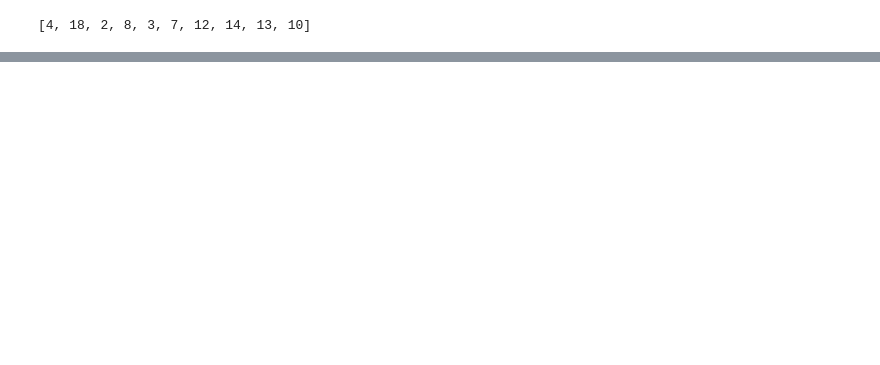
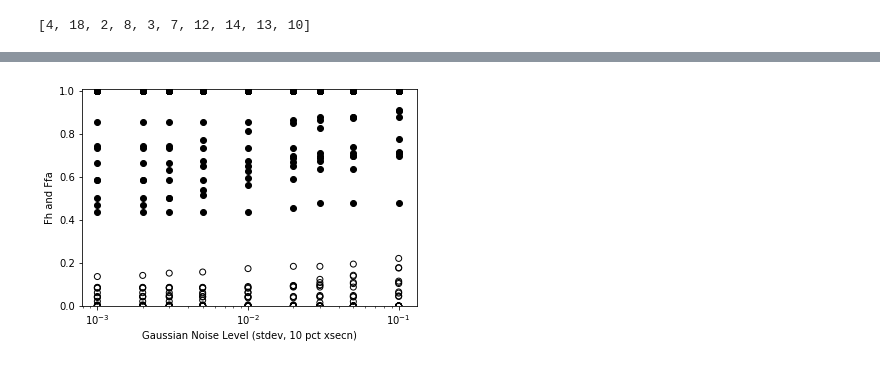
Before and after one commit to BazingaOo/CAP6615, a Jupyter notebook: HW1/CAP6615_Programming_Assignment#1Ap3.ipynb, the cells around one changed output, grey strips where cells are left out. Drawn from its saved outputs; the diff is of its cells as text; code cells hidden in the pictures; blank space fills up the shorter version.

```diff
--- a/HW1/CAP6615_Programming_Assignment#1Ap3.ipynb
+++ b/HW1/CAP6615_Programming_Assignment#1Ap3.ipynb
@@ -424,0 +418,13 @@ def NormalizeData(data):
+# %%
+def NormalizeData(data):
+    return (data - np.min(data)) / (np.max(data) - np.min(data))
+def NoiseData(dataset, sigma):
+    dataset_noise = np.ndarray(shape=dataset.shape, dtype=np.float32)
+    random.seed(1)
+    for i in range(len(dataset)):
+        s = np.random.normal(0, sigma, 25)
+        index = random.sample(list(range(256)), 25)
+        dataset_noise[i] = dataset[i]
+        dataset_noise[i, 0, index] = dataset_noise[i, 0, index] + s
+        dataset_noise[i,0] = NormalizeData(dataset_noise[i,0 ])
+    return dataset_noise
@@ -465,0 +598,13 @@ dataset_noise_train  = dataset_noise[index]
+# %%
+for i in range(len(sd)):
+    plt.plot([sd[i]]*n_sample, Fh_res_all[i],'o', color='black')
+    plt.scatter([sd[i]]*n_sample, Ffa_res_all[i], facecolors='none', edgecolors='black')
+    plt.xscale('log')
+
+# plt.xlim(0, 0.1)
+plt.ylim(0, 1.01)
+plt.xlabel("Gaussian Noise Level (stdev, 10 pct xsecn)")
+plt.ylabel("Fh and Ffa")
+plt.show()
+# %% [output]
+[figure, added]
```
Also changed, not shown: parts of 28 cells of this notebook.
